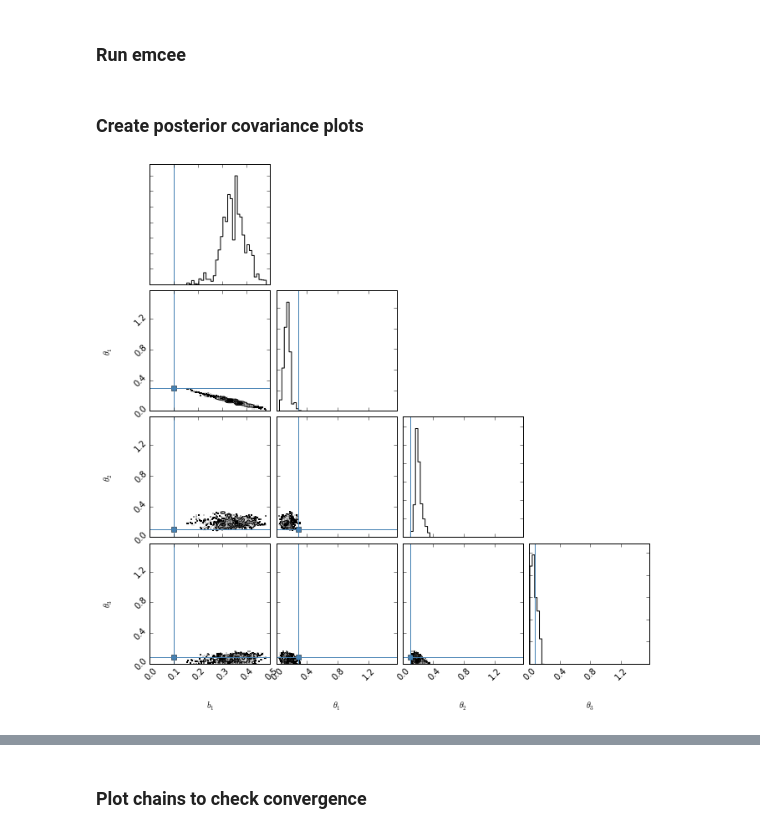
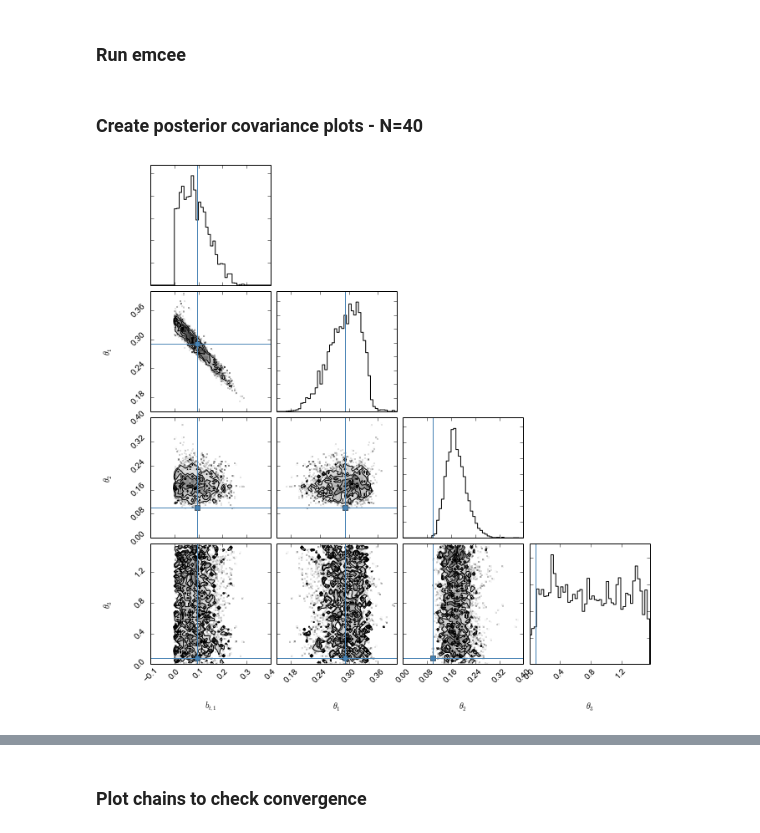
Before and after one commit to astroJeff/separated-at-birth, a Jupyter notebook: notebooks/IFMR Fake Data 2.ipynb, the cells around one changed output, grey strips where cells are left out. Saved outputs shown, nothing was run; the diff lists cells and outputs as text; code cells hidden in the pictures.

```diff
--- a/notebooks/IFMR Fake Data 2.ipynb
+++ b/notebooks/IFMR Fake Data 2.ipynb
@@ -273,6 +387,12 @@ def ln_posterior(p, MESA_tcool, DWD):
 # %% [markdown]
 ### Wrapper for emcee
 # %%
+#ndim = 2
+ndim = 4
+
+p_i = np.zeros(ndim)
+#p_i = p_true[0], p_true[1]
+p_i = p_true
 
 # This function runs emcee
 def run_inference(MESA_tcool, DWD, nwalkers=32, nburn=200, nsteps=1000):
@@ -281,10 +401,10 @@ def run_inference(MESA_tcool, DWD, nwalkers=32, nburn=200, nsteps=1000):
 
     # initial positions for walkers
     p0 = np.zeros((nwalkers,ndim))
-    p0[:,0] = np.random.normal(0.2, 0.05, size=nwalkers) # b1
-    p0[:,1] = np.random.normal(0.15, 0.03, size=nwalkers) # theta_1
-    p0[:,2] = np.random.normal(0.15, 0.03, size=nwalkers) # theta_2
-    p0[:,3] = np.random.normal(0.05, 0.03, size=nwalkers) # theta_3
+    p0[:,0] = np.random.normal(p_i[0], 0.01, size=nwalkers) # b1
+    p0[:,1] = np.random.normal(p_i[1], 0.01, size=nwalkers) # theta_1
+    p0[:,2] = np.random.normal(p_i[2], 0.03, size=nwalkers) # theta_2
+    p0[:,3] = np.random.normal(p_i[3], 0.03, size=nwalkers) # theta_3
 
     args = (MESA_tcool, DWD)
     sampler = emcee.EnsembleSampler(nwalkers=nwalkers, dim=ndim, lnpostfn=ln_posterior, args=args)
@@ -302,13 +422,18 @@ def run_inference(MESA_tcool, DWD, nwalkers=32, nburn=200, nsteps=1000):
 # %% [markdown]
 ### Run emcee
 # %%
-sampler = run_inference(MESA_tcool, DWD, nburn=200, nsteps=1000)
+sampler = run_inference(MESA_tcool, DWD, nburn=100, nsteps=200)
 # %% [markdown]
-### Create posterior covariance plots
+### Create posterior covariance plots - N=40
 # %%
-labels = ["$b_1$", r"$\theta_1$", r"$\theta_2$", r"$\theta_3$"]
-extents = [(0.0, 0.5), (0.0,np.pi/2.), (0.0,np.pi/2.), (0.0,np.pi/2.)]
+labels = ["$b_{t,1}$", r"$\theta_1$", r"$\theta_2$", r"$\theta_3$"]
+extents = [(-0.1, 0.4), (0.15,0.4), (0.0,0.4), (0.0,np.pi/2.)]
 
-fig = triangle.corner(sampler.flatchain, labels=labels, extents=extents, truths=p_true)
+#labels = ["$b_1$", r"$\theta_1$"]
+#extents = [(0.0, 0.5), (0.0,np.pi/2.)]
+
+fig = triangle.corner(sampler.flatchain, truths=p_true, labels=labels, extents=extents)
+
+fig.savefig('../figures/triangle_2.pdf')
 # %% [output]
-[figure, old version]
+[figure, new version]
```
Also changed, not shown: parts of 14 cells of this notebook, 2 other files.
